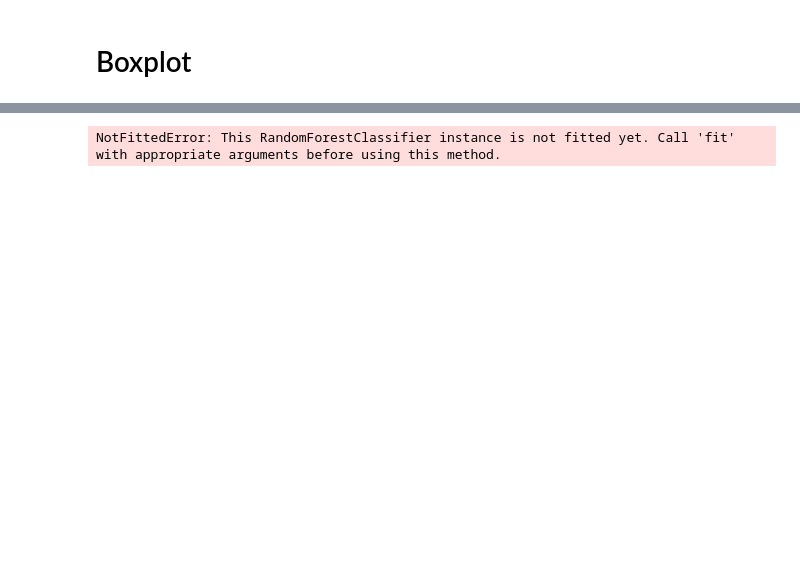
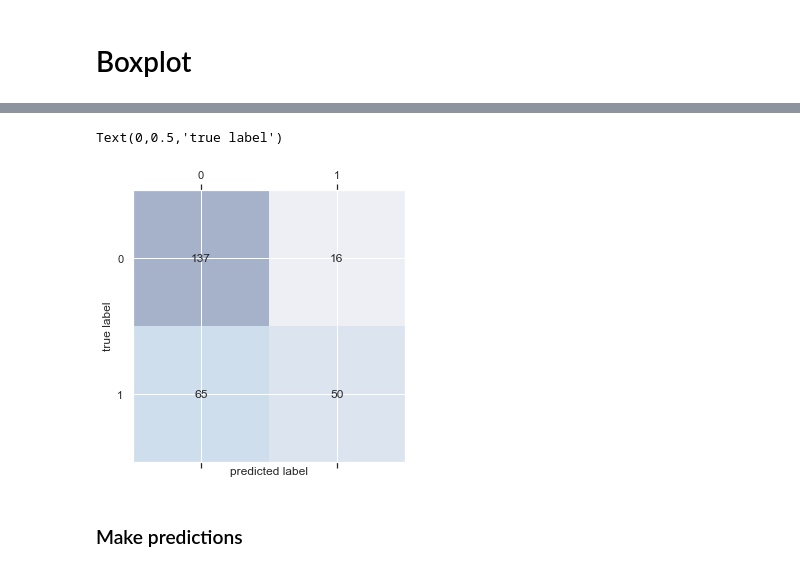
Before and after one commit to PRkudupu/Titanic-ML-Disaster, a Jupyter notebook: Survival.ipynb, the cells around one changed output, grey strips where cells are left out. Drawn from its saved outputs; the diff is of its cells as text; code cells hidden in the pictures; blank space fills up the shorter version.

Commit message:
Error in prediction has been fixed.

```diff
--- a/Survival.ipynb
+++ b/Survival.ipynb
@@ -567,18 +624,21 @@ Text(0.5,1,'Classification Accuracy using All Features')
 # %%
 # Random Forest Confusion Matrix
 from sklearn.metrics import confusion_matrix
 from sklearn.metrics import classification_report
 
 nn.fit(X_train, y_train)
-y_pred = forest.predict(X_test)
+
 confmat = confusion_matrix(y_true=y_test, y_pred=y_pred)
 
 fig, ax = plt.subplots(figsize=(5, 5))
 ax.matshow(confmat, cmap=plt.cm.Blues, alpha=0.3)
 for i in range(confmat.shape[0]):
     for j in range(confmat.shape[1]):
         ax.text(x=j, y=i, s=confmat[i, j], va='center', ha='center')
 plt.xlabel('predicted label')
 plt.ylabel('true label')
 # %% [output]
-NotFittedError: This RandomForestClassifier instance is not fitted yet. Call 'fit' with appropriate arguments before using this method.
+Text(0,0.5,'true label')
+[figure, added]
+# %% [markdown]
+### Make predictions
```
Also changed, not shown: parts of 24 cells of this notebook, 3 other files.
